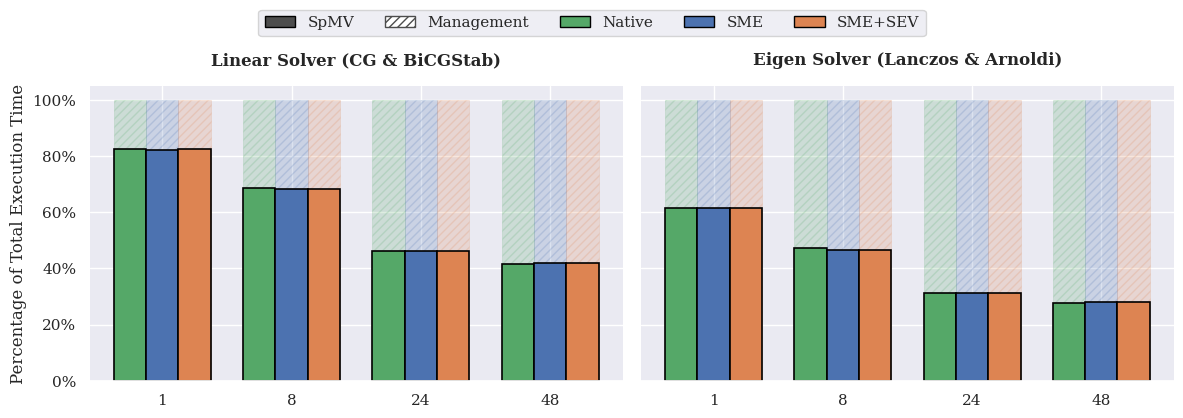
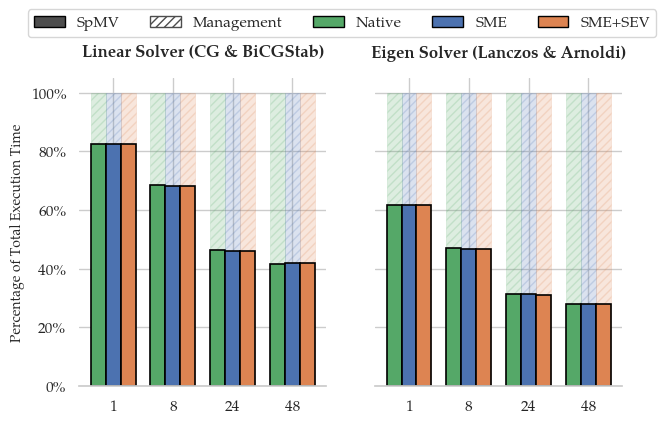
The change to this notebook cell's code, shown as a diff; its figure went from the first image to the second:
--- before
+++ after
@@ -20,5 +20,5 @@
 ]
 
-fig, axes = plt.subplots(1, 2, figsize=(12, 4), sharey=True)
+fig, axes = plt.subplots(1, 2, figsize=(7, 4), sharey=True)
 
 for group in algo_groups:
@@ -56,5 +56,5 @@
     
     if group['ax_idx'] == 0:
-        ax.set_ylabel('Percentage of Total Execution Time')
+        ax.set_ylabel('Percentage of Total Execution Time', fontsize=10)
 
 # 4. Custom Legend Construction
@@ -69,9 +69,8 @@
 # Place legend above the subplots
 fig.legend(handles=legend_elements, ncol=5, loc='upper center', 
-           bbox_to_anchor=(0.5, 1.06))
+           bbox_to_anchor=(0.5, 1.07))
 
 # 5. Final Layout Adjustments
 sns.despine(left=True)
-plt.tight_layout(rect=[0, 0, 1, 0.98])
 plt.savefig("images/krylov_execution_time_ratio.pdf", bbox_inches="tight")
 plt.show()

Commit: plot design adjustments